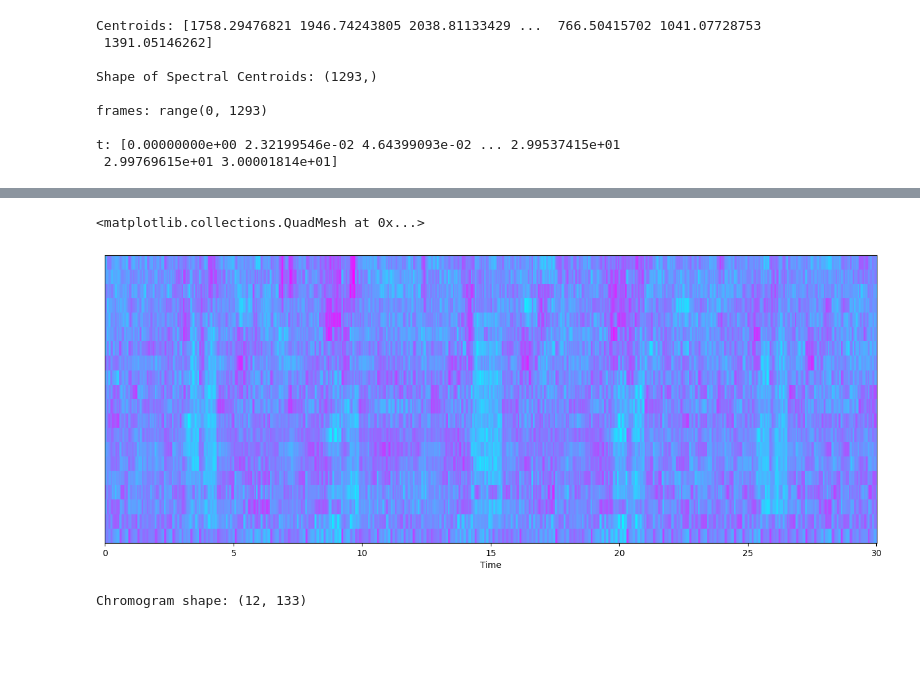
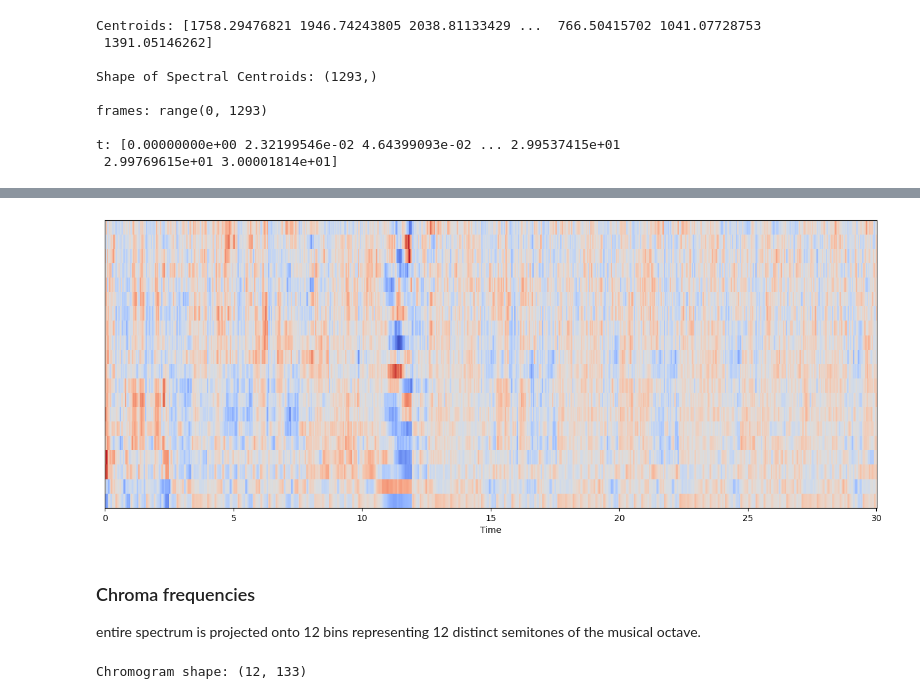
Before and after one commit to mjzhang21/MusicGenreClassifier, a Jupyter notebook: notebooks/01_EDA.ipynb, the cells around one changed output, grey strips where cells are left out. Saved outputs shown, nothing was run; the diff lists cells and outputs as text; code cells hidden in the pictures; blank space fills up the shorter version.

```diff
--- a/notebooks/01_EDA.ipynb
+++ b/notebooks/01_EDA.ipynb
@@ -20,7 +20,7 @@ print(list(os.listdir(f"{general_path}/genres_original/")))
 ['blues', 'classical', 'country', 'disco', 'hiphop', 'jazz', 'metal', 'pop', 'reggae', 'rock']
 # %%
 # Importing 1 file
-y, sr = librosa.load(f"{general_path}/genres_original/rock/rock.00036.wav")
+y, sr = librosa.load(f"{general_path}/genres_original/pop/pop.00021.wav")
 
 print("y:", y, "\n")
 print("y shape:", np.shape(y), "\n")
@@ -222,5 +242,5 @@ print("Mean:", mfccs.mean(), "\n")
 print("Var:", mfccs.var())
 
 plt.figure(figsize=(16, 6))
-librosa.display.specshow(mfccs, sr=sr, x_axis="time", cmap="cool")
+librosa.display.specshow(mfccs, sr=sr, x_axis="time")
 # %% [output]
@@ -230,5 +250,8 @@ Var: 1.0000001
-<matplotlib.collections.QuadMesh at 0x...>
-[figure, old version]
+[figure, new version]
+# %% [markdown]
+### Chroma frequencies
+
+entire spectrum is projected onto 12 bins representing 12 distinct semitones of the musical octave.
 # %%
 # Increase or decrease hop_length to change how granular you want your data to be
 hop_length = 5000
```
Also changed, not shown: parts of 15 cells of this notebook.
